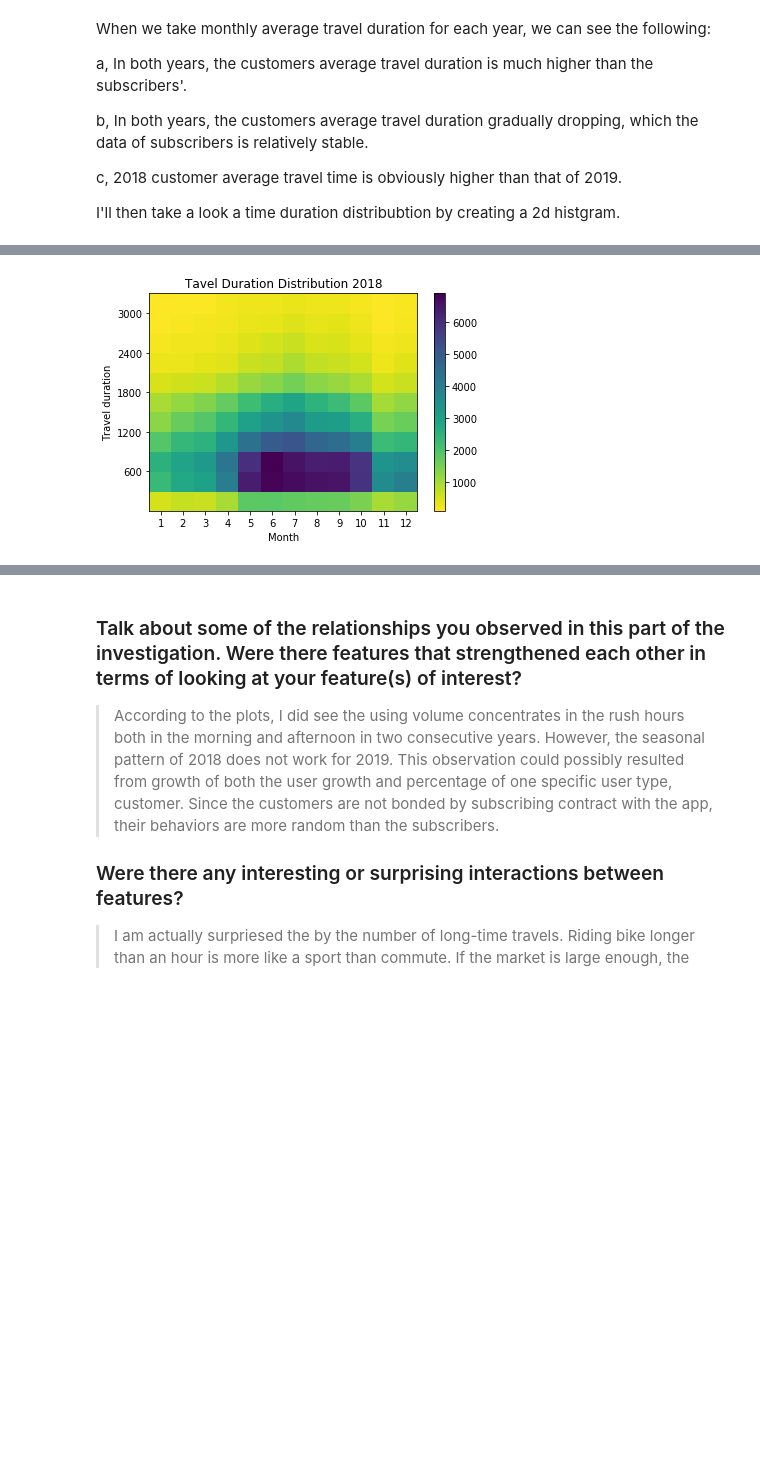
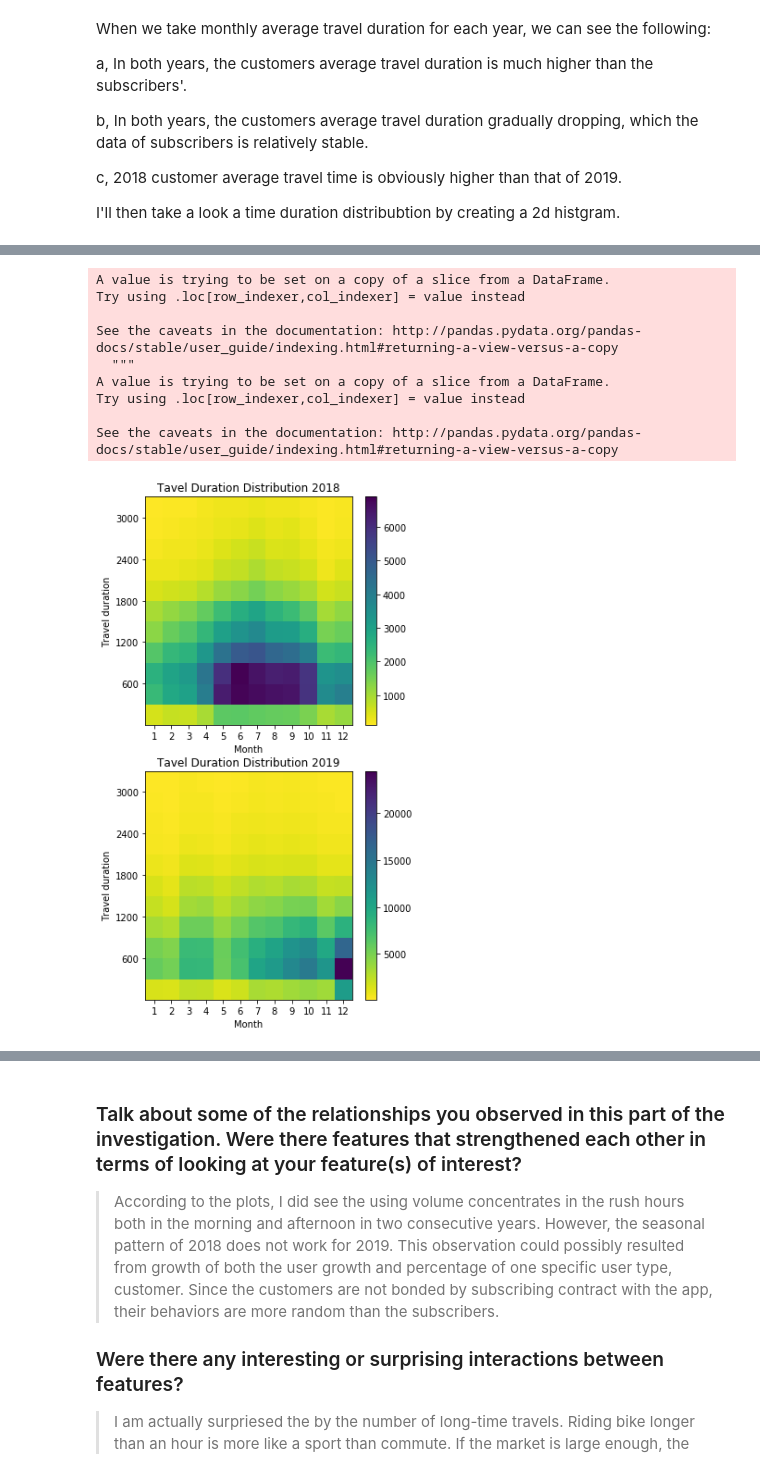
Before and after one commit to Hiiiua/Udacity_DA, a Jupyter notebook: Project Template/exploration_fordgobike.ipynb, the cells around one changed output, grey strips where cells are left out. Saved outputs shown, nothing was run; the diff lists cells and outputs as text; code cells hidden in the pictures; blank space fills up the shorter version.

```diff
--- a/Project Template/exploration_fordgobike.ipynb
+++ b/Project Template/exploration_fordgobike.ipynb
@@ -505,21 +492,58 @@ See the caveats in the documentation: http://pandas.pydata.org/pandas-docs/stabl
 # %%
-bins_c = np.arange(0, 3600,300)
-bins_s = np.arange(0, subscriber_table['duration_sec'].max()+3600,3600)
-bins_y = np.arange(0, 13+1, 1)
-h2d = plt.hist2d(data=customer_table
-              , y='duration_sec'
-              , x='month'
-              , cmin=0.5
-              , bins=[bins_y, bins_c]
-              , cmap='viridis_r'
-              );
-plt.colorbar();
-plt.xticks([i+0.5 for i in range(0,13)],[str(l) for l in range(0,13)]);
-plt.yticks([600, 1200, 1800, 2400, 3000],[str(n) for n in [600, 1200, 1800, 2400, 3000]]);
-plt.xlim(1,13);
-plt.xlabel('Month');
-plt.ylabel('Travel duration');
-plt.title('Tavel Duration Distribution 2018');
+def hist2dim(data_, x_, y_, bins_,cmin_=0.5, cmap_='viridis_r'):
+    plt.hist2d(data=data_
+              , x=x_
+              , y=y_
+              , cmin=cmin_
+              , bins=bins_
+              , cmap=cmap_)
+    plt.colorbar();
+    plt.xticks([i+0.5 for i in range(0,13)],[str(l) for l in range(0,13)]);
+    plt.yticks([600, 1200, 1800, 2400, 3000],[str(n) for n in [600, 1200, 1800, 2400, 3000]]);
+    plt.xlim(1,13);
+    plt.xlabel('Month');
+    plt.ylabel('Travel duration');
-# %% [output]
-[figure, removed]
+# %%
+customer_table = fordgobike_18[fordgobike_18['user_type']=='Customer']
+subscriber_table = fordgobike_18[fordgobike_18['user_type']=='Customer']
+customer_table.index = range(0, customer_table.shape[0])
+subscriber_table.index = range(0, subscriber_table.shape[0])
+customer_table['month'] = [int(m) for m in customer_table['month']]
+
+bins_c = np.arange(0, 3600,300)
+bins_s = np.arange(0, subscriber_table['duration_sec'].max()+3600,3600)
+bins_y = np.arange(0, 13+1, 1)
+
+fig = plt.figure(figsize=(5,10))
+plt.subplot(2,1,1)
+bins_ = [bins_y, bins_c]
+hist2dim(customer_table, 'month', 'duration_sec', bins_)
+plt.title('Tavel Duration Distribution 2018');
+
+
+customer_table = fordgobike_19[fordgobike_19['user_type']=='Customer']
+subscriber_table = fordgobike_19[fordgobike_19['user_type']=='Customer']
+customer_table.index = range(0, customer_table.shape[0])
+subscriber_table.index = range(0, subscriber_table.shape[0])
+customer_table['month'] = [int(m) for m in customer_table['month']]
+
+bins_c = np.arange(0, 3600,300)
+bins_s = np.arange(0, subscriber_table['duration_sec'].max()+3600,3600)
+bins_y = np.arange(0, 13+1, 1)
+
+plt.subplot(2,1,2)
+bins_= [bins_y, bins_c]
+hist2dim(customer_table, 'month', 'duration_sec', bins_)
+plt.title('Tavel Duration Distribution 2019');
+# %% [output]
+A value is trying to be set on a copy of a slice from a DataFrame.
+Try using .loc[row_indexer,col_indexer] = value instead
+
+See the caveats in the documentation: http://pandas.pydata.org/pandas-docs/stable/user_guide/indexing.html#returning-a-view-versus-a-copy
+  """
+A value is trying to be set on a copy of a slice from a DataFrame.
+Try using .loc[row_indexer,col_indexer] = value instead
+
+See the caveats in the documentation: http://pandas.pydata.org/pandas-docs/stable/user_guide/indexing.html#returning-a-view-versus-a-copy
+[figure, added]
 # %% [markdown]
```
Also changed, not shown: parts of 10 cells of this notebook, 2 other files.
